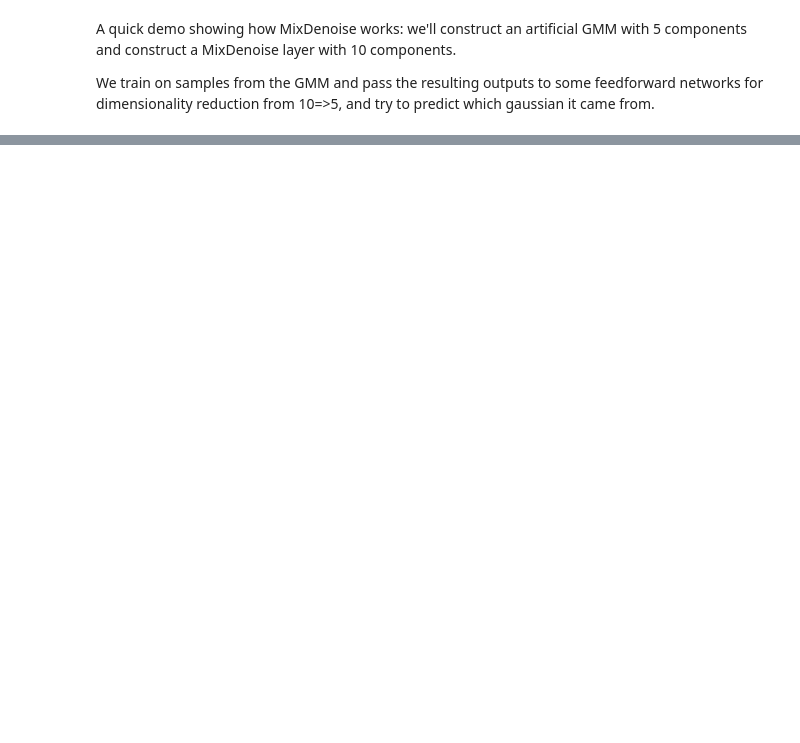
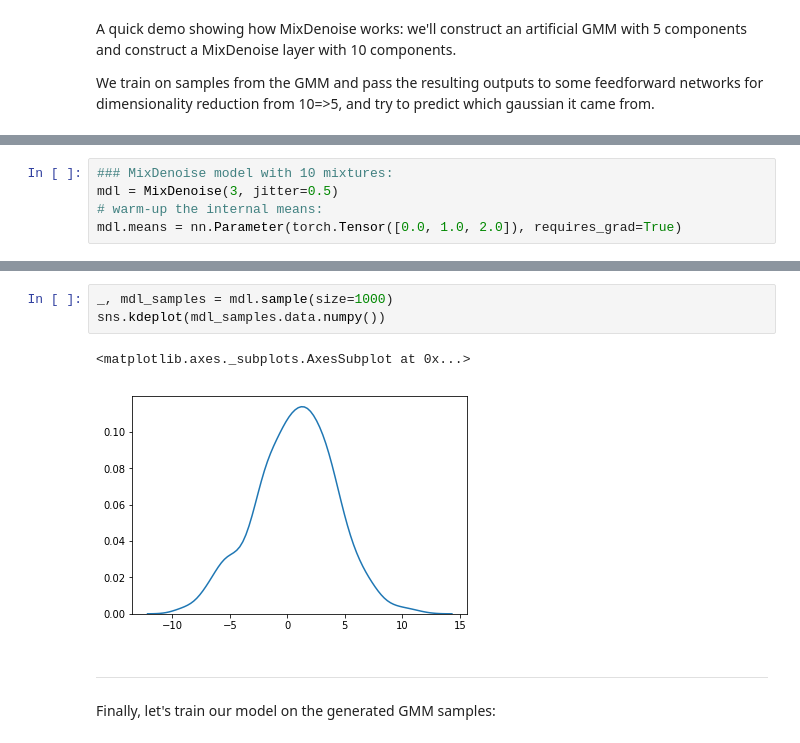
Before and after one commit to paultsw/mixdenoise, a Jupyter notebook: Demo.ipynb, the cells around one changed output, grey strips where cells are left out. Cells and saved outputs as stored; diff of their text form; blank space fills up the shorter version.

```diff
--- a/Demo.ipynb
+++ b/Demo.ipynb
@@ -42,0 +55,5 @@ opt = optim.SGD(mdl.parameters(), lr=0.01, momentum=0.9, nesterov=True)
+# %%
+### MixDenoise model with 10 mixtures:
+mdl = MixDenoise(3, jitter=0.5)
+# warm-up the internal means:
+mdl.means = nn.Parameter(torch.Tensor([0.0, 1.0, 2.0]), requires_grad=True)
@@ -43 +94,11 @@ opt = optim.SGD(mdl.parameters(), lr=0.01, momentum=0.9, nesterov=True)
+# %%
+_, mdl_samples = mdl.sample(size=1000)
+sns.kdeplot(mdl_samples.data.numpy())
+# %% [output]
+<matplotlib.axes._subplots.AxesSubplot at 0x...>
+[figure, added]
+# %% [markdown]
+- - -
+# %% [markdown]
+Finally, let's train our model on the generated GMM samples:
 # %%
```
Also changed, not shown: parts of 17 cells of this notebook.
